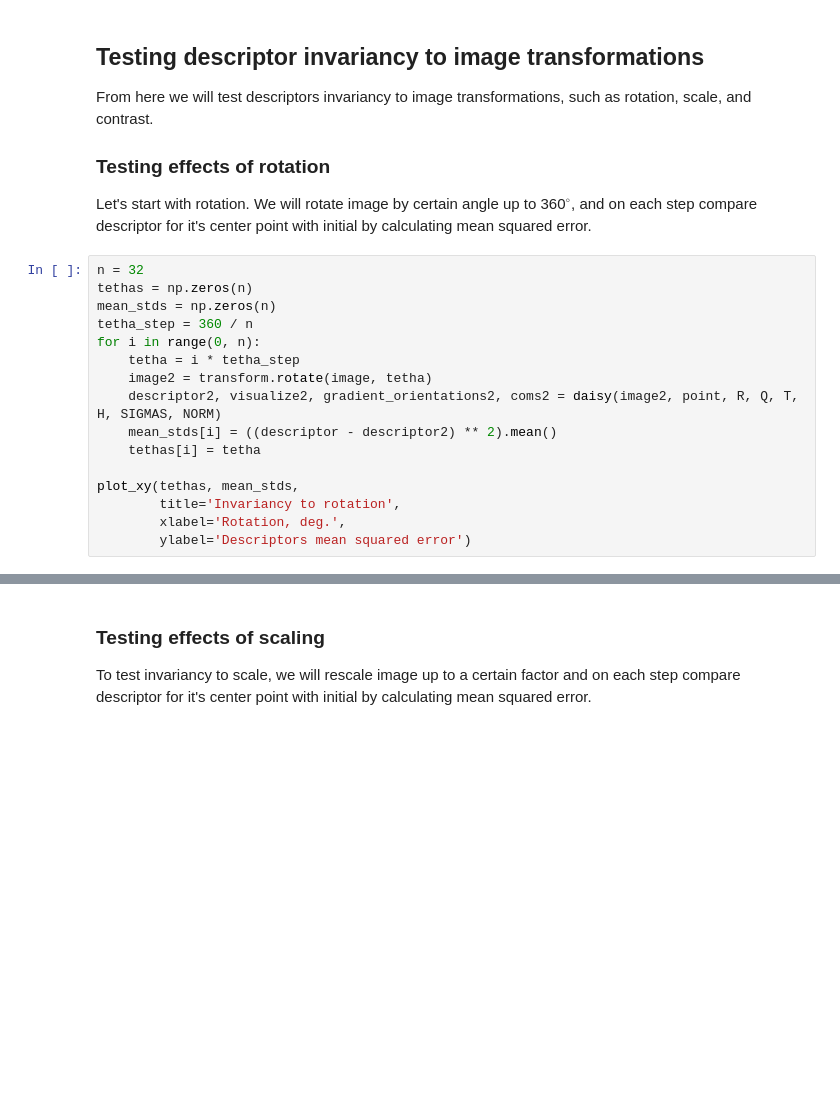
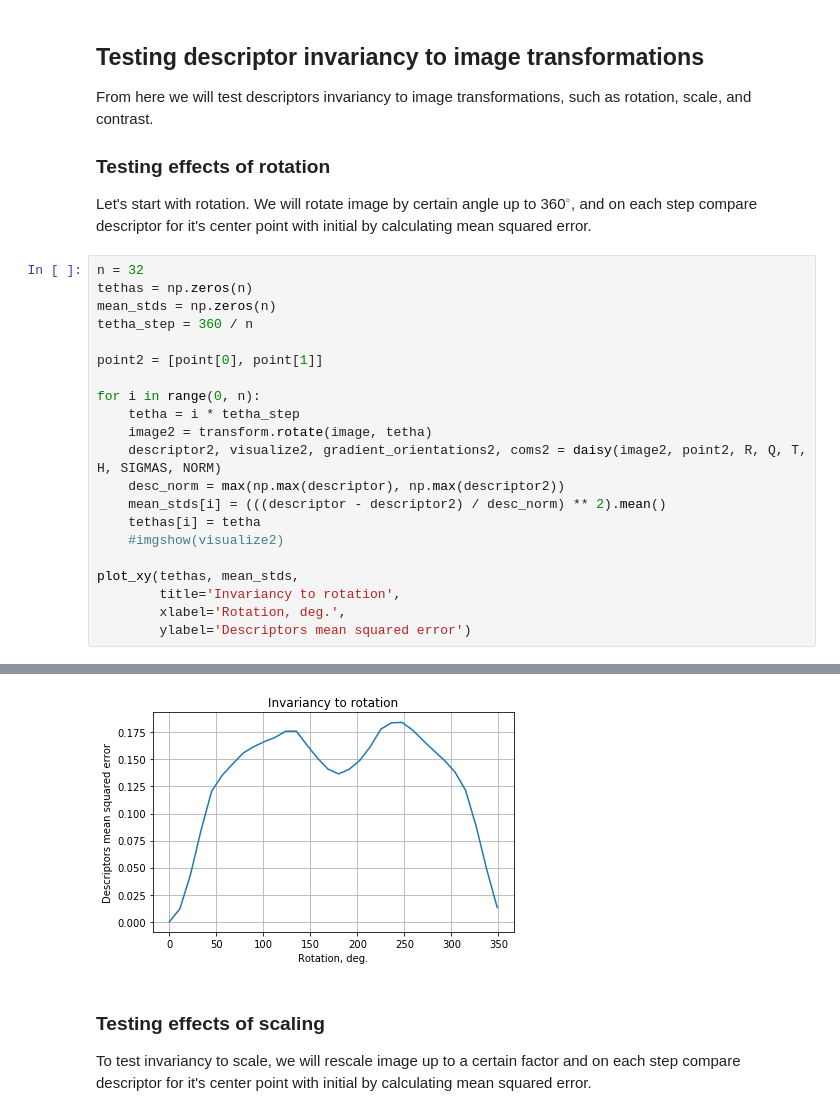
Before and after one commit to aisus/masters, a Jupyter notebook: daisy-descriptor/daisy-custom.ipynb, the cells around one changed output, grey strips where cells are left out. Saved outputs shown, nothing was run; the diff lists cells and outputs as text; blank space fills up the shorter version.

```diff
--- a/daisy-descriptor/daisy-custom.ipynb
+++ b/daisy-descriptor/daisy-custom.ipynb
@@ -323,12 +322,17 @@ n = 32
 tethas = np.zeros(n)
 mean_stds = np.zeros(n)
 tetha_step = 360 / n
+
+point2 = [point[0], point[1]]
+
 for i in range(0, n):
     tetha = i * tetha_step
     image2 = transform.rotate(image, tetha)
-    descriptor2, visualize2, gradient_orientations2, coms2 = daisy(image2, point, R, Q, T, H, SIGMAS, NORM)
-    mean_stds[i] = ((descriptor - descriptor2) ** 2).mean()
+    descriptor2, visualize2, gradient_orientations2, coms2 = daisy(image2, point2, R, Q, T, H, SIGMAS, NORM)
+    desc_norm = max(np.max(descriptor), np.max(descriptor2))
+    mean_stds[i] = (((descriptor - descriptor2) / desc_norm) ** 2).mean()
     tethas[i] = tetha
+    #imgshow(visualize2)
 
 plot_xy(tethas, mean_stds,
         title='Invariancy to rotation',
@@ -340,3 +342,4 @@ plot_xy(tethas, mean_stds,
+[figure, added]
 # %% [markdown]
 ### Testing effects of scaling
 To test invariancy to scale, we will rescale image up to a certain factor and on each step compare descriptor for it's center point with initial by calculating mean squared error.
```
Also changed, not shown: parts of 11 cells of this notebook, 1 other file.
